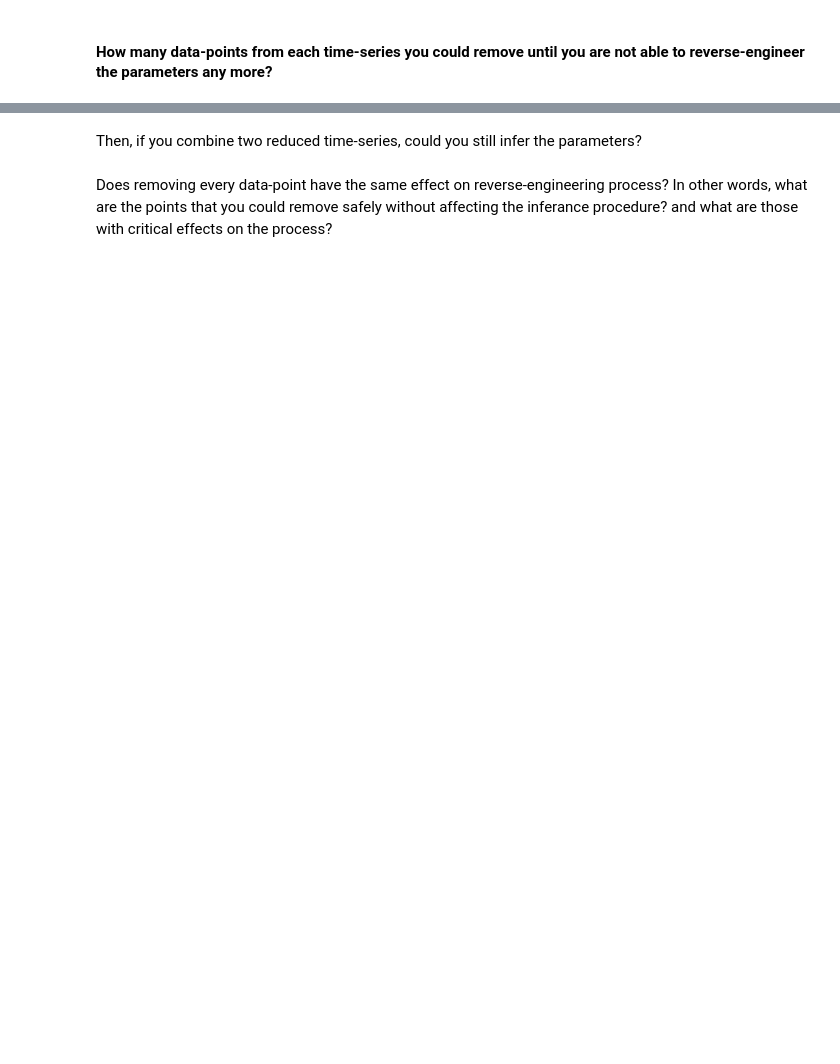
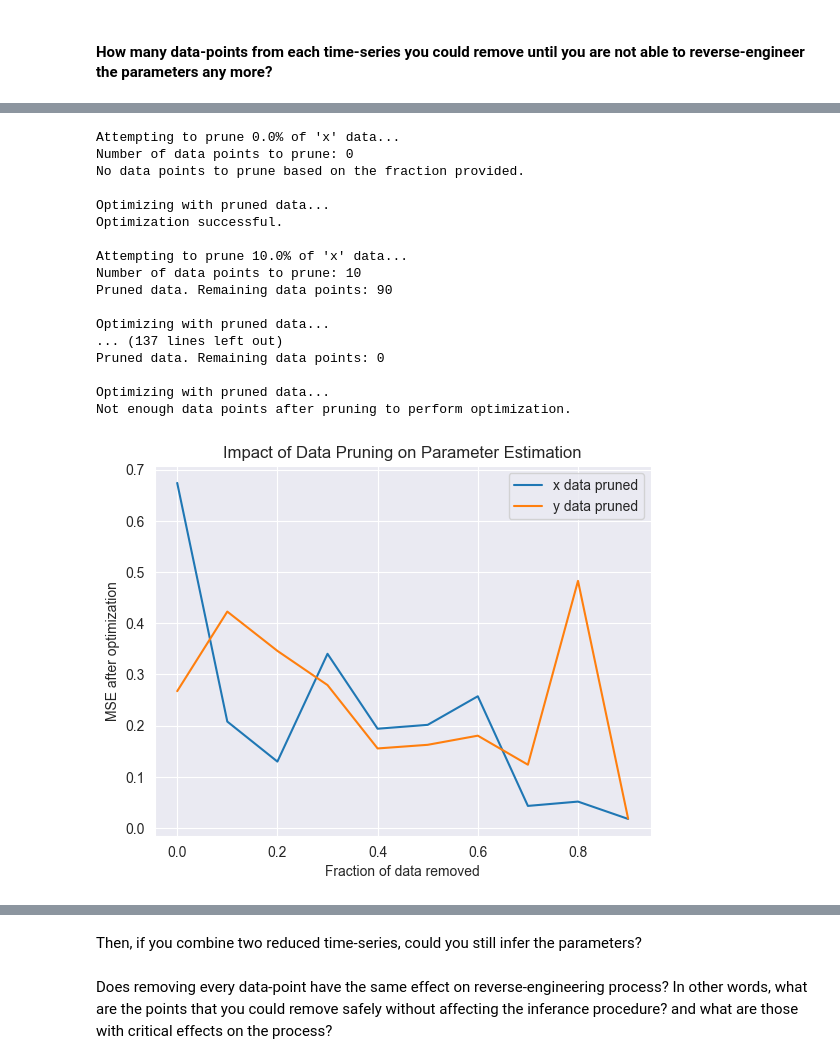
Before and after one commit to jonas4climate/ss-assignment-3, a Jupyter notebook: CalvinLaw_11306734_RaymondZhang_14865904_JonasSchaefer_14039982_3.ipynb, the cells around one changed output, grey strips where cells are left out. Drawn from its saved outputs; the diff is of its cells as text; code cells hidden in the pictures; blank space fills up the shorter version.

```diff
--- a/CalvinLaw_11306734_RaymondZhang_14865904_JonasSchaefer_14039982_3.ipynb
+++ b/CalvinLaw_11306734_RaymondZhang_14865904_JonasSchaefer_14039982_3.ipynb
@@ -361,0 +385,46 @@ First, try to ﬁnd the importance of each time-series on reverse-engineering pr
+# %%
+fractions = [round(float(i)/10, 1) for i in range(11)]
+results = []
+
+for variable in ['x', 'y']:
+    for frac in fractions:
+        pruned_data = prune_data_series(data, variable, frac)
+        params, loss = optimize_with_pruned_data(pruned_data, classic_annealing, mse_objective, bounds)
+        results.append({
+            'variable': variable,
+            'fraction_removed': frac,
+            'mse': loss,
+            'params': params
+        })
+
+results_df = pd.DataFrame(results)
+
+for variable in ['x', 'y']:
+    variable_results = results_df[results_df['variable'] == variable]
+    plt.plot(variable_results['fraction_removed'], variable_results['mse'], label=f'{variable} data pruned')
+
+plt.xlabel('Fraction of data removed')
+plt.ylabel('MSE after optimization')
+plt.legend()
+plt.title('Impact of Data Pruning on Parameter Estimation')
+plt.grid(True)
+plt.show()
+# %% [output]
+Attempting to prune 0.0% of 'x' data...
+Number of data points to prune: 0
+No data points to prune based on the fraction provided.
+
+Optimizing with pruned data...
+Optimization successful.
+
+Attempting to prune 10.0% of 'x' data...
+Number of data points to prune: 10
+Pruned data. Remaining data points: 90
+
+Optimizing with pruned data...
+... (137 lines left out)
+Pruned data. Remaining data points: 0
+
+Optimizing with pruned data...
+Not enough data points after pruning to perform optimization.
+[figure, added]
```
Also changed, not shown: parts of 16 cells of this notebook, 5 other files.
